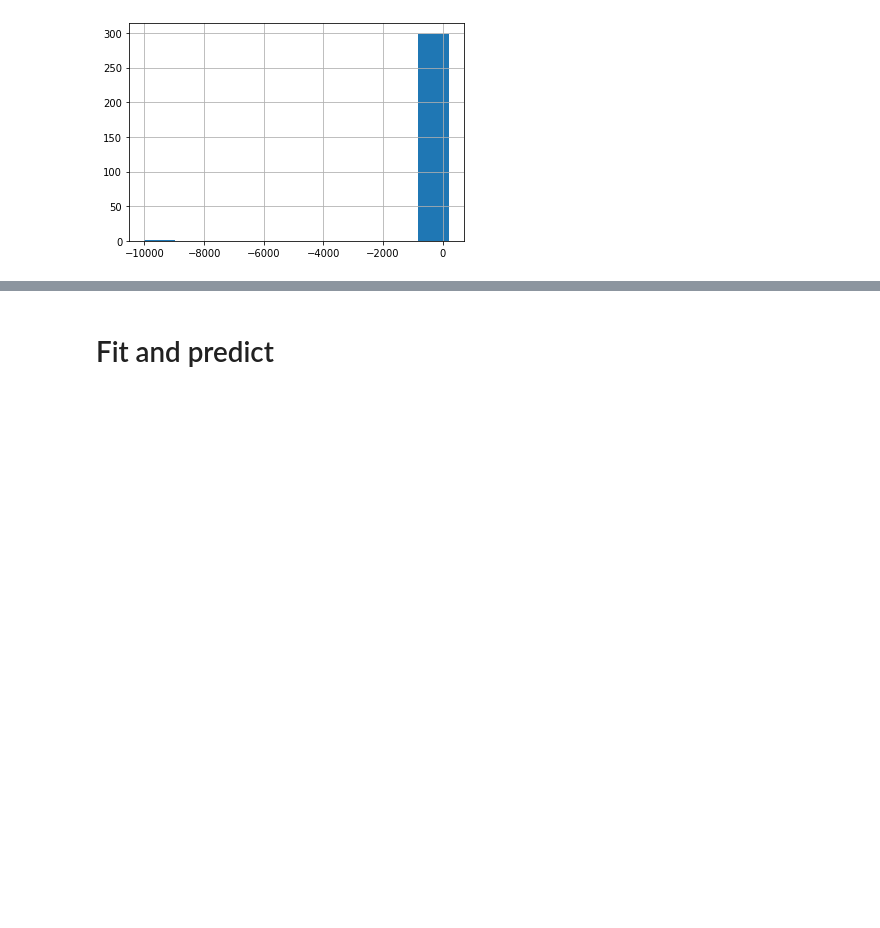
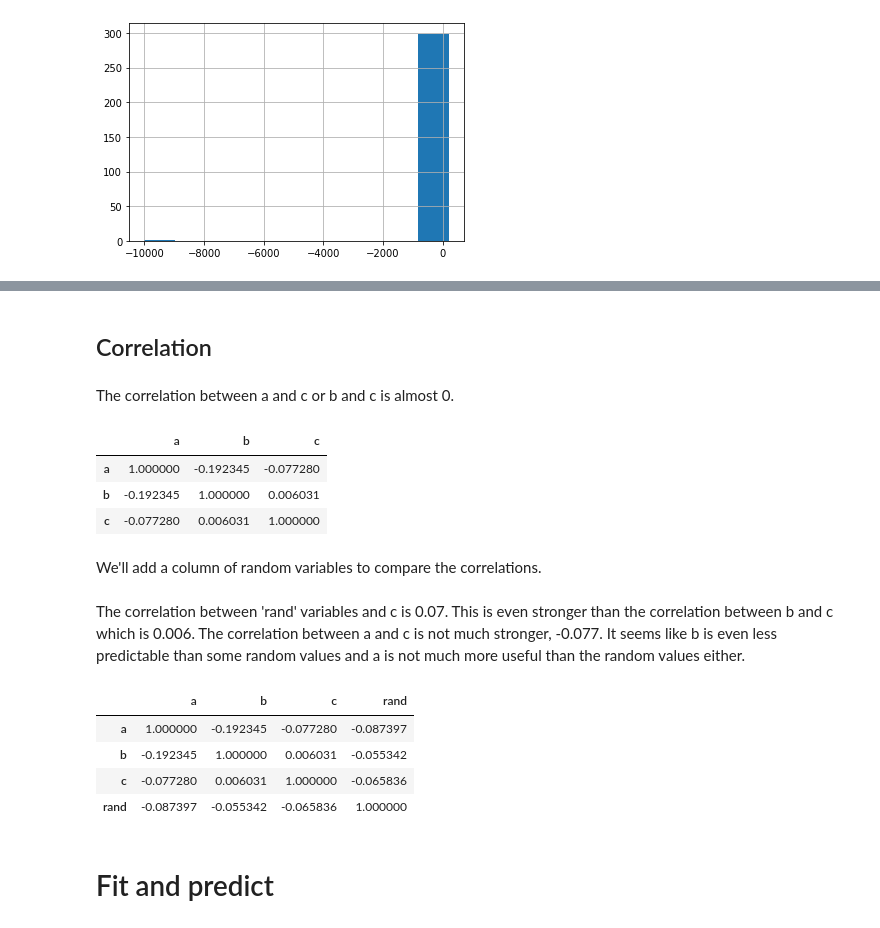
Before and after one commit to steph-jung/moloco-takehome, a Jupyter notebook: moloco-takehome-2.ipynb, the cells around one changed output, grey strips where cells are left out. Cells and saved outputs as stored; diff of their text form; code cells hidden in the pictures; blank space fills up the shorter version.

```diff
--- a/moloco-takehome-2.ipynb
+++ b/moloco-takehome-2.ipynb
@@ -73,3 +85,28 @@ Text(0, 0.5, 'c')
+# %% [markdown]
+## Correlation
+# %% [markdown]
+The correlation between a and c or b and c is almost 0.
+# %%
+data.corr()
+# %% [output]
+|  | a | b | c |
+| a | 1.000000 | -0.192345 | -0.077280 |
+| b | -0.192345 | 1.000000 | 0.006031 |
+| c | -0.077280 | 0.006031 | 1.000000 |
+# %% [markdown]
+We'll add a column of random variables to compare the correlations.
+# %%
+data['rand'] = np.random.random(300)
+# %% [markdown]
+The correlation between 'rand' variables and c is 0.07. This is even stronger than the correlation between b and c which is 0.006. The correlation between a and c is not much stronger, -0.077. It seems like b is even less predictable than some random values and a is not much more useful than the random values either.
+# %%
+data.corr()
+# %% [output]
+|  | a | b | c | rand |
+| a | 1.000000 | -0.192345 | -0.077280 | -0.087397 |
+| b | -0.192345 | 1.000000 | 0.006031 | -0.055342 |
+| c | -0.077280 | 0.006031 | 1.000000 | -0.065836 |
+| rand | -0.087397 | -0.055342 | -0.065836 | 1.000000 |
 # %% [markdown]
 # Fit and predict
 # %% [markdown]
```
Also changed, not shown: parts of 38 cells of this notebook.
